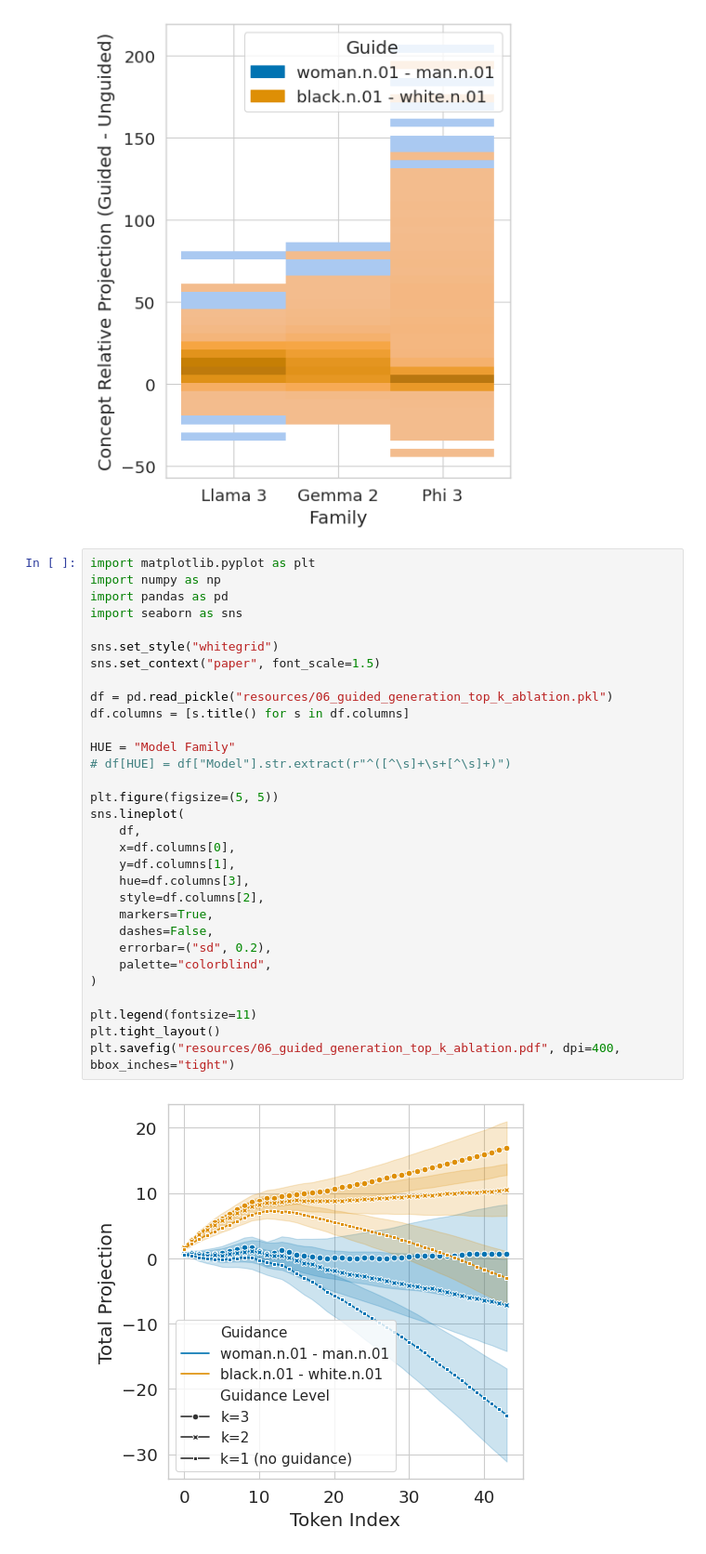
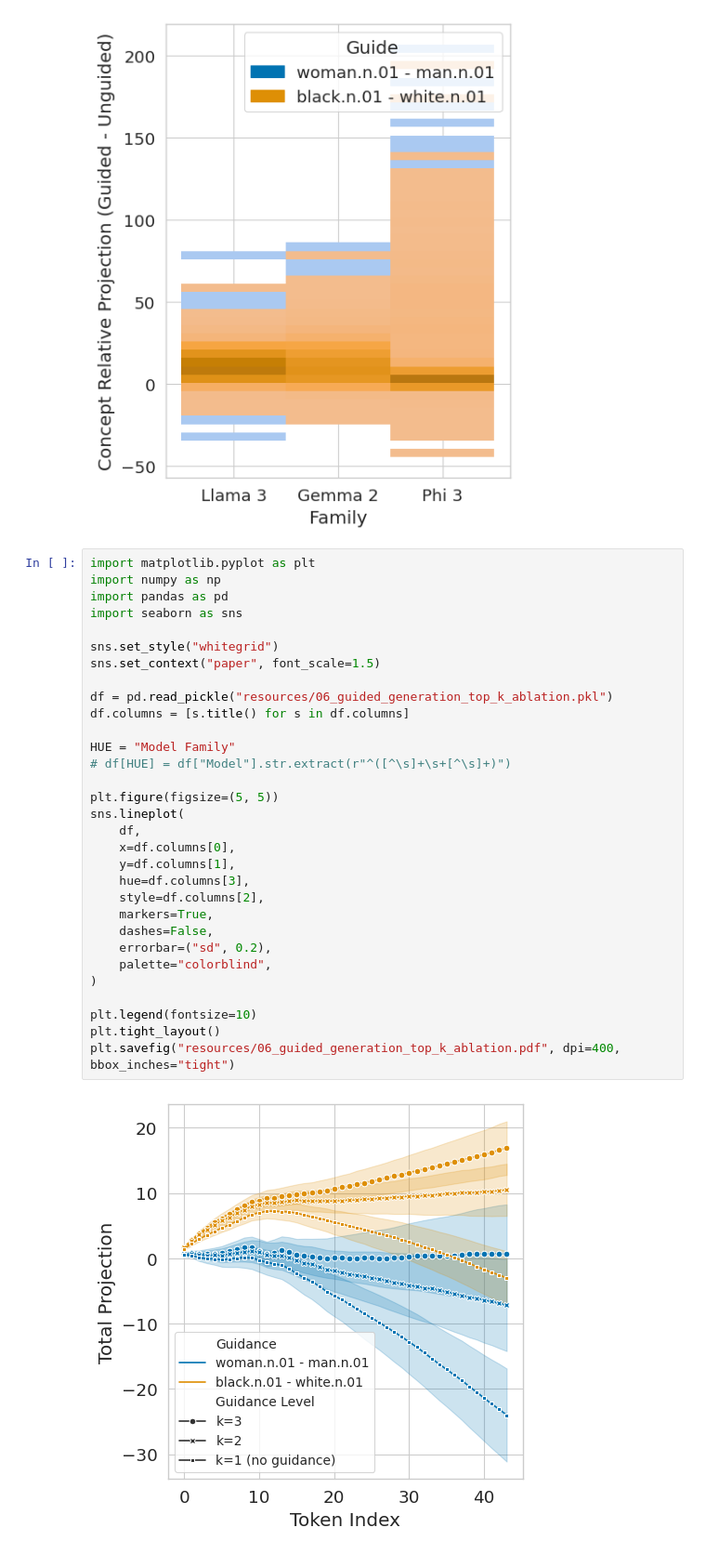
Before and after one commit to phvv-me/frame-representation-hypothesis, a Jupyter notebook: plotting.ipynb, the cells around one changed output. Shown: that part at 93% size. Drawn from its saved outputs; the diff is of its cells as text.

```diff
--- a/plotting.ipynb
+++ b/plotting.ipynb
@@ -65,35 +65,35 @@ plt.savefig("resources/08_guided_generation_model_comparison_guide.pdf", dpi=200
 import matplotlib.pyplot as plt
 import numpy as np
 import pandas as pd
 import seaborn as sns
 
 sns.set_style("whitegrid")
 sns.set_context("paper", font_scale=1.5)
 
 df = pd.read_pickle("resources/06_guided_generation_top_k_ablation.pkl")
 df.columns = [s.title() for s in df.columns]
 
 HUE = "Model Family"
 # df[HUE] = df["Model"].str.extract(r"^([^\s]+\s+[^\s]+)")
 
 plt.figure(figsize=(5, 5))
 sns.lineplot(
     df,
     x=df.columns[0],
     y=df.columns[1],
     hue=df.columns[3],
     style=df.columns[2],
     markers=True,
     dashes=False,
     errorbar=("sd", 0.2),
     palette="colorblind",
 )
 
-plt.legend(fontsize=11)
+plt.legend(fontsize=10)
 plt.tight_layout()
 plt.savefig("resources/06_guided_generation_top_k_ablation.pdf", dpi=400, bbox_inches="tight")
 # %% [output]
-[figure, old version]
+[figure, new version]
 # %%
 import matplotlib.pyplot as plt
 import numpy as np
```
Also changed, not shown: parts of 2 cells of this notebook, 7 other files.
